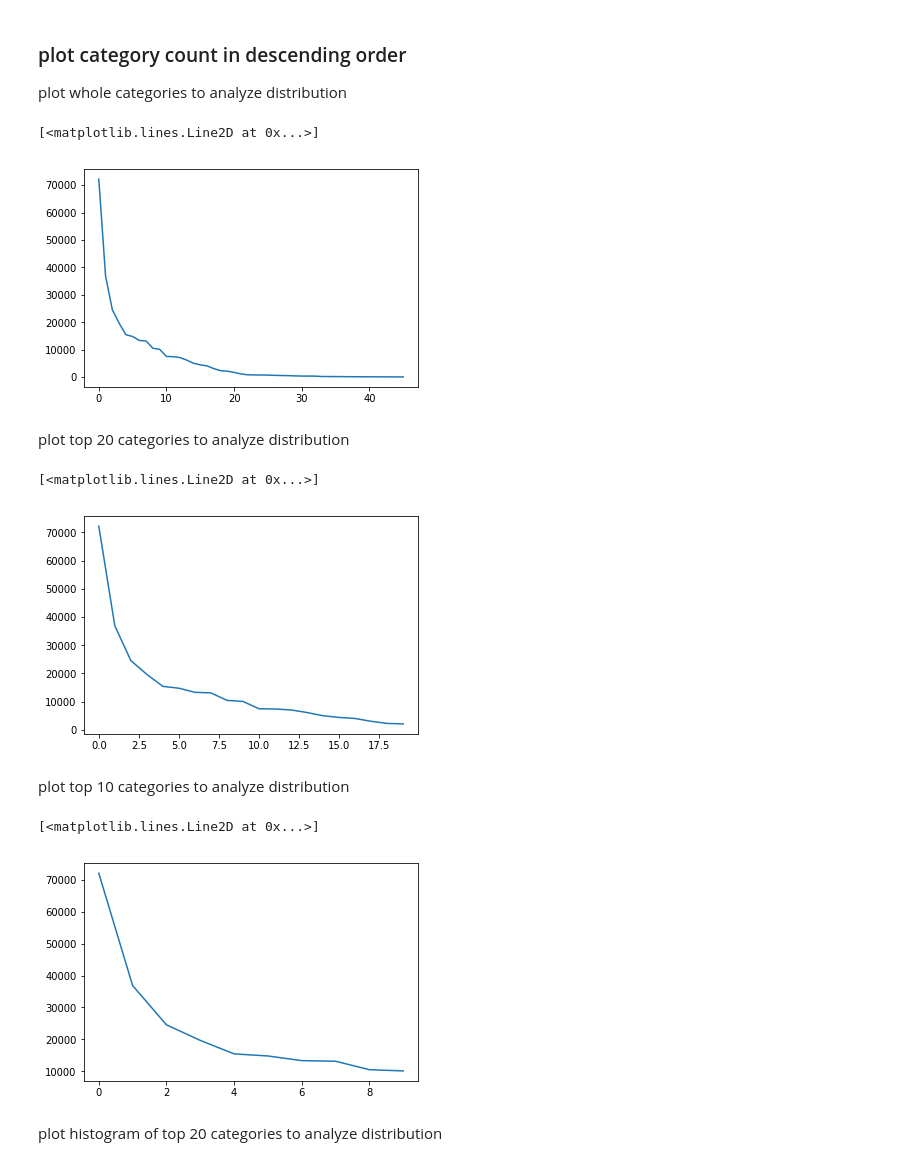
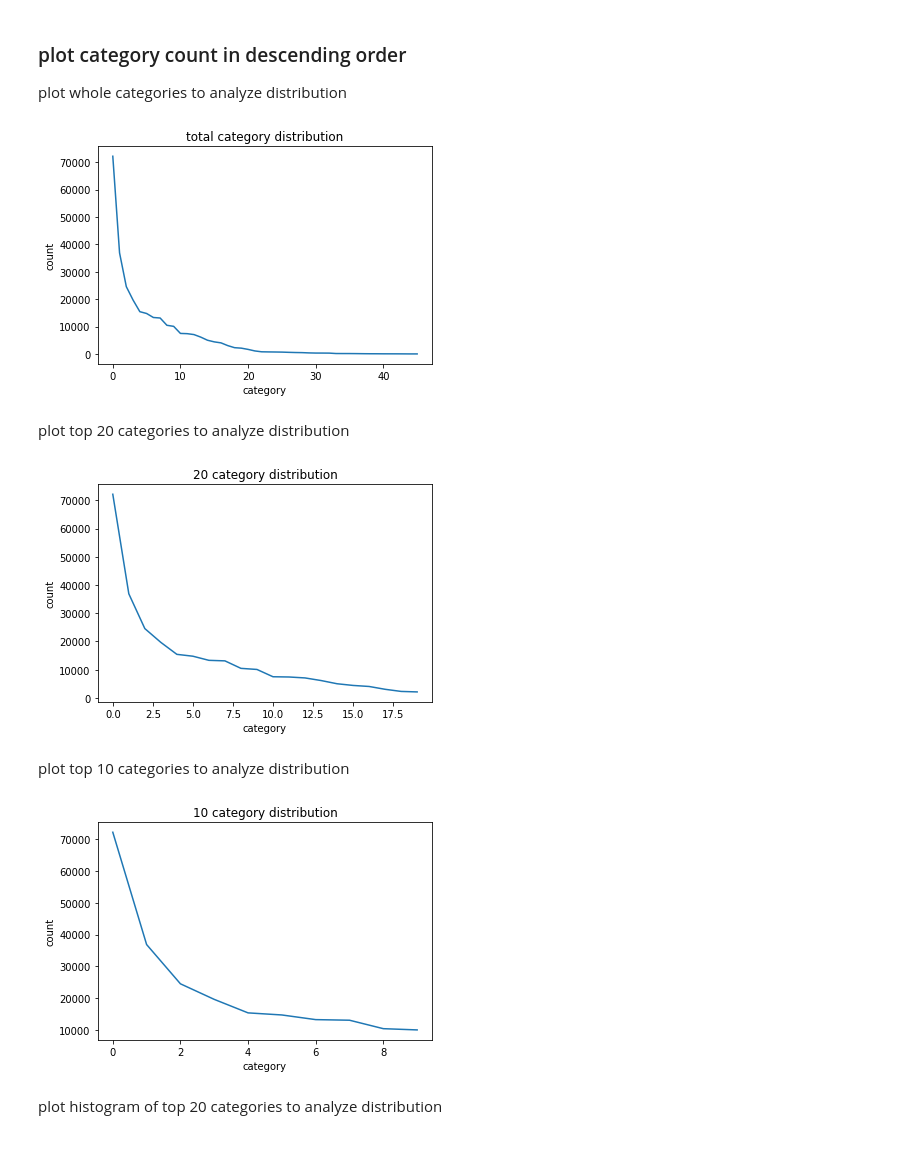
Before and after one commit to starsuzi/deep-fashion, a Jupyter notebook: explore-data.ipynb, the cells around one changed output. Drawn from its saved outputs; the diff is of its cells as text; code cells hidden in the pictures.

```diff
--- a/explore-data.ipynb
+++ b/explore-data.ipynb
@@ -288,23 +303,32 @@ Name: image_name, dtype: int64
 plot whole categories to analyze distribution
 # %%
 plt.plot([x for x in range(len(category_frequency_sort))], [val for val in category_frequency_sort])
+plt.title("total category distribution")
+plt.xlabel("category")
+plt.ylabel("count")
+plt.savefig('total_category_distr.png')
 # %% [output]
-[<matplotlib.lines.Line2D at 0x...>]
-[figure, old version]
+[figure, new version]
 # %% [markdown]
 plot top 20 categories to analyze distribution
 # %%
 plt.plot([x for x in range(20)], [val for val in category_frequency_sort[:20]])
+plt.title("20 category distribution")
+plt.xlabel("category")
+plt.ylabel("count")
+plt.savefig('20_category_distr.png')
 # %% [output]
-[<matplotlib.lines.Line2D at 0x...>]
-[figure, old version]
+[figure, new version]
 # %% [markdown]
 plot top 10 categories to analyze distribution
 # %%
 plt.plot([x for x in range(10)], [val for val in category_frequency_sort[:10]])
+plt.title("10 category distribution")
+plt.xlabel("category")
+plt.ylabel("count")
+plt.savefig('10_category_distr.png')
 # %% [output]
-[<matplotlib.lines.Line2D at 0x...>]
-[figure, old version]
+[figure, new version]
 # %% [markdown]
 plot histogram of top 20 categories to analyze distribution
 # %%
```
Also changed, not shown: parts of 26 cells of this notebook, 19 other files.
